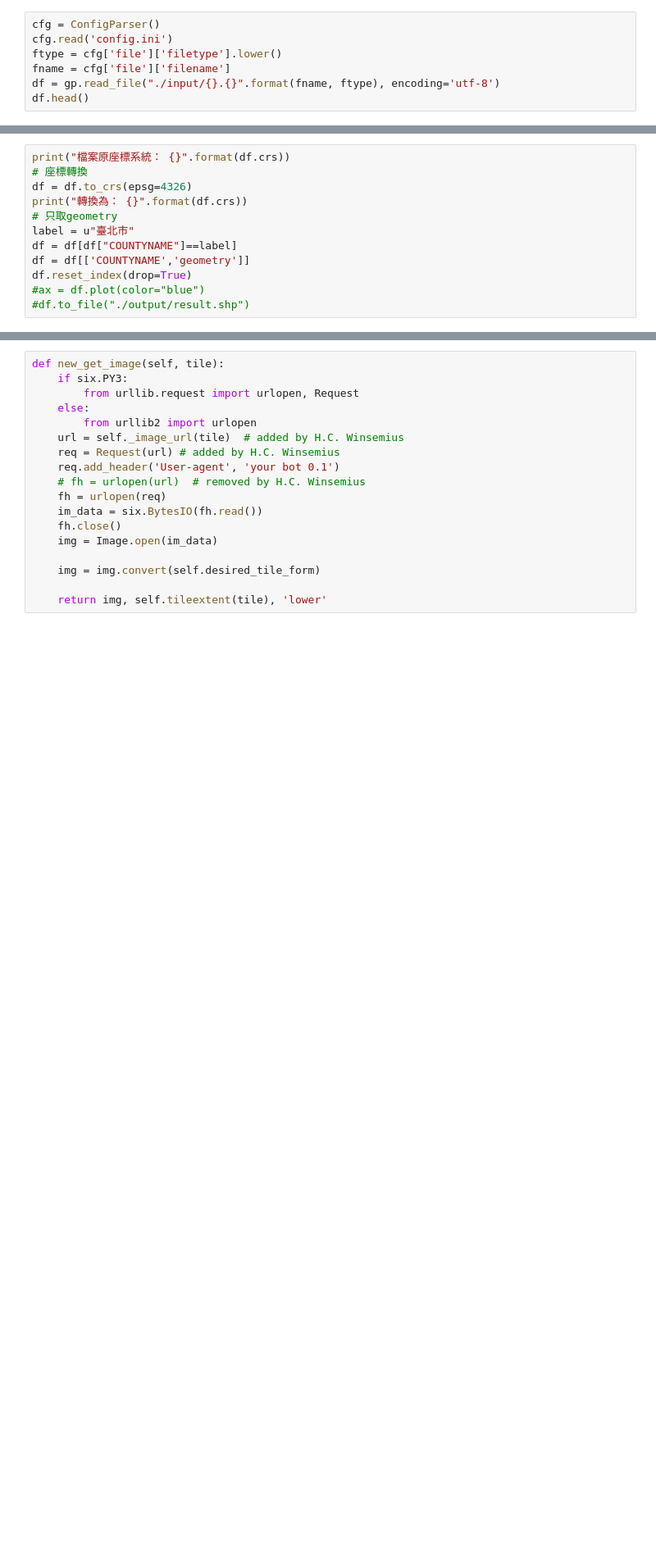
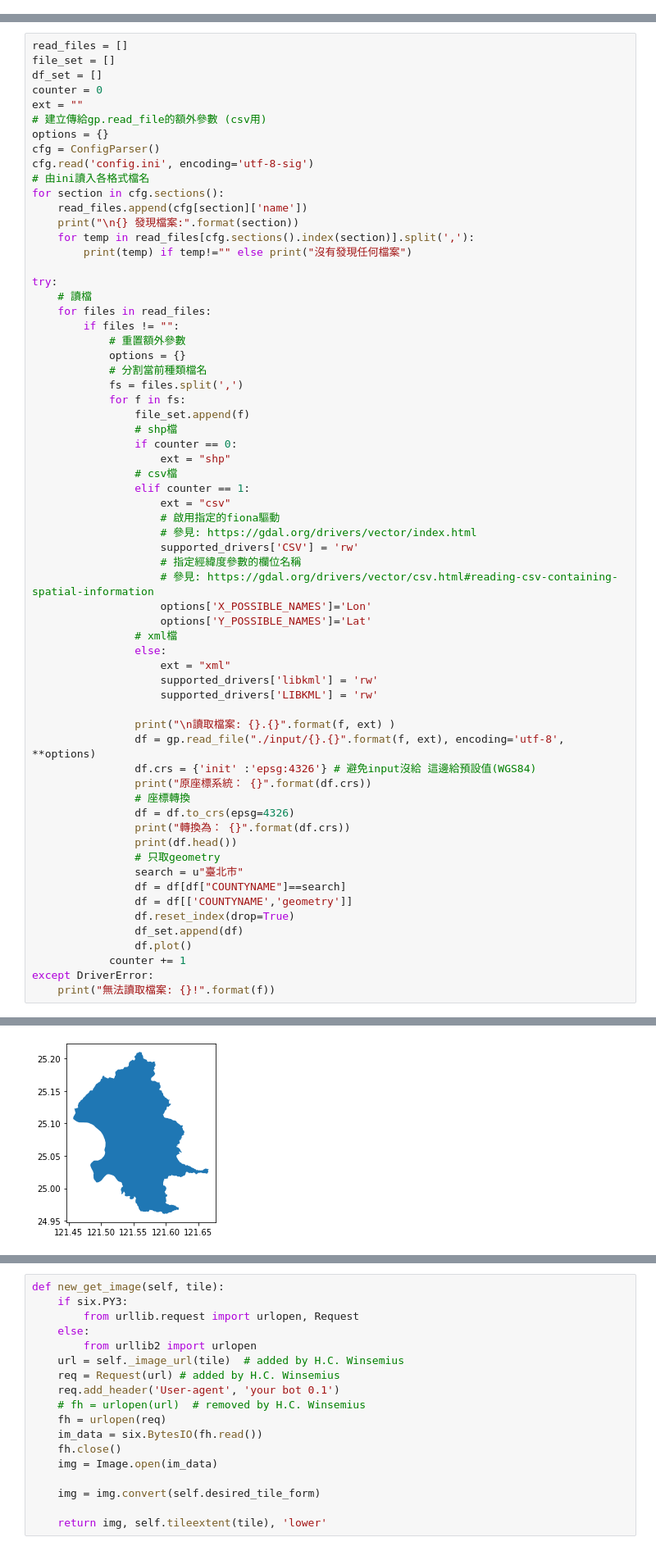
Before and after one commit to cvb14795/export-static-map, a Jupyter notebook: ExportPic.ipynb, the cells around one changed output, grey strips where cells are left out. Shown at 82% size. Saved outputs shown, nothing was run; the diff lists cells and outputs as text; blank space fills up the shorter version.

```diff
--- a/ExportPic.ipynb
+++ b/ExportPic.ipynb
@@ -10,10 +14,3 @@ from cartopy.io.img_tiles import OSM
 # 為cartpy0.17bug暫時添加
 import six
 from PIL import Image
-# %%
-cfg = ConfigParser()
-cfg.read('config.ini')
-ftype = cfg['file']['filetype'].lower()
-fname = cfg['file']['filename']
-df = gp.read_file("./input/{}.{}".format(fname, ftype), encoding='utf-8')
-df.head()
@@ -27,12 +16,0 @@ df.head()
-# %%
-print("檔案原座標系統： {}".format(df.crs))
-# 座標轉換
-df = df.to_crs(epsg=4326)
-print("轉換為： {}".format(df.crs))
-# 只取geometry
-label = u"臺北市"
-df = df[df["COUNTYNAME"]==label]
-df = df[['COUNTYNAME','geometry']]
-df.reset_index(drop=True)
-#ax = df.plot(color="blue")
-#df.to_file("./output/result.shp")
@@ -59,0 +17,65 @@ df.plot()
+# %%
+read_files = []
+file_set = []
+df_set = []
+counter = 0
+ext = ""
+# 建立傳給gp.read_file的額外參數 (csv用)
+options = {}
+cfg = ConfigParser()
+cfg.read('config.ini', encoding='utf-8-sig')
+# 由ini讀入各格式檔名
+for section in cfg.sections():
+    read_files.append(cfg[section]['name'])
+    print("\n{} 發現檔案:".format(section))
+    for temp in read_files[cfg.sections().index(section)].split(','):
+        print(temp) if temp!="" else print("沒有發現任何檔案")
+
+try:
+    # 讀檔
+    for files in read_files:
+        if files != "":
+            # 重置額外參數
+            options = {}
+            # 分割當前種類檔名
+            fs = files.split(',')
+            for f in fs:
+                file_set.append(f)
+                # shp檔
+                if counter == 0:
+                    ext = "shp"
+                # csv檔
+                elif counter == 1:
+                    ext = "csv"
+                    # 啟用指定的fiona驅動
+                    # 參見: https://gdal.org/drivers/vector/index.html
+                    supported_drivers['CSV'] = 'rw'
+                    # 指定經緯度參數的欄位名稱
+                    # 參見: https://gdal.org/drivers/vector/csv.html#reading-csv-containing-spatial-information
+                    options['X_POSSIBLE_NAMES']='Lon'
+                    options['Y_POSSIBLE_NAMES']='Lat'
+                # xml檔
+                else:
+                    ext = "xml"
+                    supported_drivers['libkml'] = 'rw'
+                    supported_drivers['LIBKML'] = 'rw'
+
+                print("\n讀取檔案: {}.{}".format(f, ext) )
+                df = gp.read_file("./input/{}.{}".format(f, ext), encoding='utf-8', **options)
+                df.crs = {'init' :'epsg:4326'} # 避免input沒給 這邊給預設值(WGS84)
+                print("原座標系統： {}".format(df.crs))
+                # 座標轉換
+                df = df.to_crs(epsg=4326)
+                print("轉換為： {}".format(df.crs))
+                print(df.head())
+                # 只取geometry
+                search = u"臺北市"
+                df = df[df["COUNTYNAME"]==search]
+                df = df[['COUNTYNAME','geometry']]
+                df.reset_index(drop=True)
+                df_set.append(df)
+                df.plot()
+            counter += 1
+except DriverError:
+    print("無法讀取檔案: {}!".format(f))
+# %% [output]
@@ -59,0 +99 @@ df.plot()
+[figure, added]
```
Also changed, not shown: parts of 7 cells of this notebook, 1 other file.
